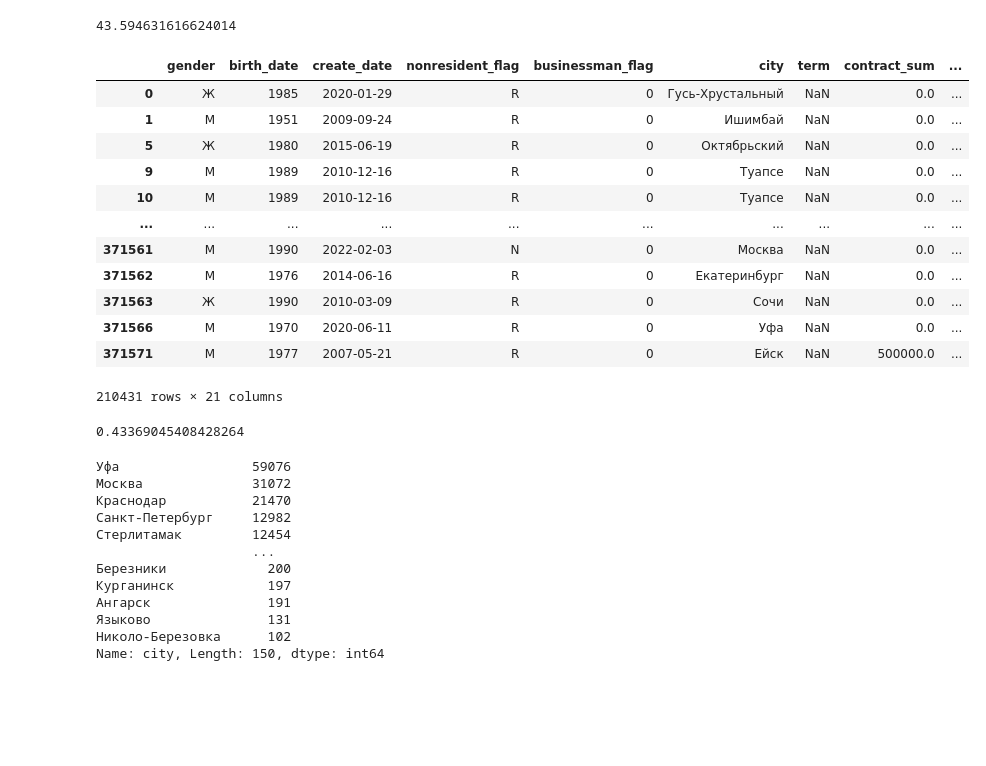
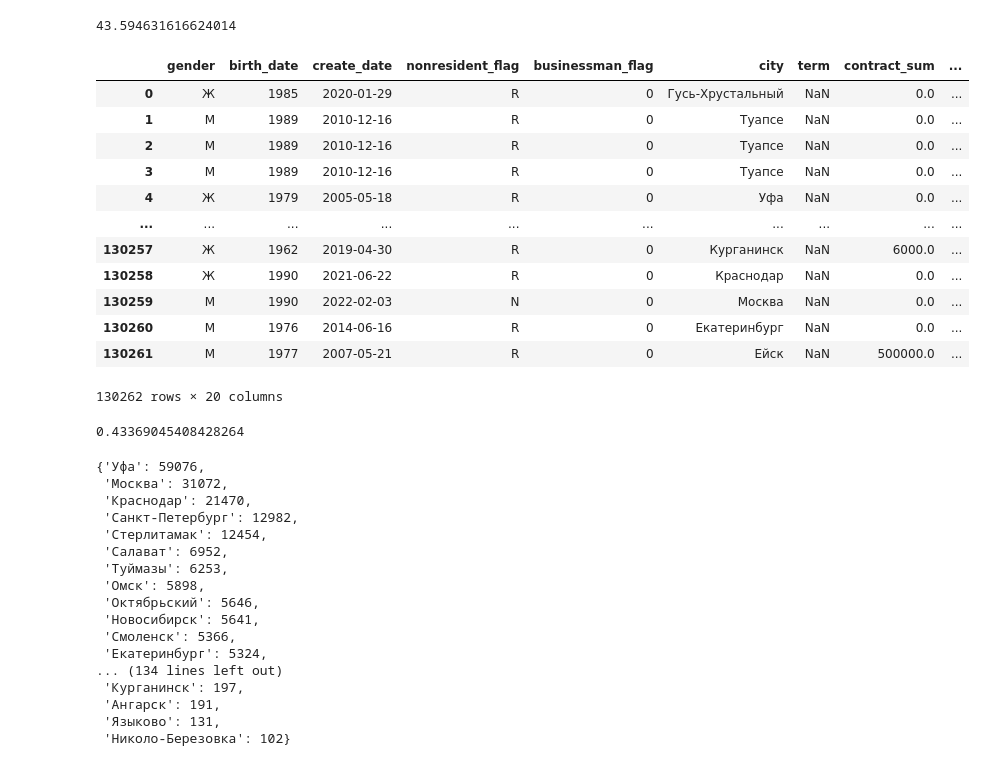
Before and after one commit to naelxd/mchack, a Jupyter notebook: main.ipynb, the cells around one changed output. Drawn from its saved outputs; the diff is of its cells as text; code cells hidden in the pictures; blank space fills up the shorter version.

```diff
--- a/main.ipynb
+++ b/main.ipynb
@@ -23,7 +23,7 @@ data
 | 371582 | 93237191eddf8dec77cc947c3c086358 | Ж | 1959 | 2012-07-19 | R | 0 | Москва | NaN | ... |
 371583 rows × 21 columns
 # %%
-new_data = data.copy().drop('client_id', axis=1)
+new_data = data.copy().drop(['client_id', 'card_id'], axis=1)
 # %%
 new_data['client_age'] = 2022 - new_data['birth_date']
 # %%
@@ -31,37 +31,42 @@ new_data['client_age'].mean()
 # %% [output]
 43.594631616624014
 # %%
-new_data[new_data['current_balance_avg_sum'] != 0]
+pd.merge(new_data[new_data['current_balance_avg_sum'] != 0], new_data[new_data['purchase_count'] != 0], how='inner')
 # %% [output]
 |  | gender | birth_date | create_date | nonresident_flag | businessman_flag | city | term | contract_sum | ... |
 | 0 | Ж | 1985 | 2020-01-29 | R | 0 | Гусь-Хрустальный | NaN | 0.0 | ... |
-| 1 | М | 1951 | 2009-09-24 | R | 0 | Ишимбай | NaN | 0.0 | ... |
-| 5 | Ж | 1980 | 2015-06-19 | R | 0 | Октябрьский | NaN | 0.0 | ... |
-| 9 | М | 1989 | 2010-12-16 | R | 0 | Туапсе | NaN | 0.0 | ... |
-| 10 | М | 1989 | 2010-12-16 | R | 0 | Туапсе | NaN | 0.0 | ... |
+| 1 | М | 1989 | 2010-12-16 | R | 0 | Туапсе | NaN | 0.0 | ... |
+| 2 | М | 1989 | 2010-12-16 | R | 0 | Туапсе | NaN | 0.0 | ... |
+| 3 | М | 1989 | 2010-12-16 | R | 0 | Туапсе | NaN | 0.0 | ... |
+| 4 | Ж | 1979 | 2005-05-18 | R | 0 | Уфа | NaN | 0.0 | ... |
 | ... | ... | ... | ... | ... | ... | ... | ... | ... | ... |
-| 371561 | М | 1990 | 2022-02-03 | N | 0 | Москва | NaN | 0.0 | ... |
-| 371562 | М | 1976 | 2014-06-16 | R | 0 | Екатеринбург | NaN | 0.0 | ... |
-| 371563 | Ж | 1990 | 2010-03-09 | R | 0 | Сочи | NaN | 0.0 | ... |
-| 371566 | М | 1970 | 2020-06-11 | R | 0 | Уфа | NaN | 0.0 | ... |
-| 371571 | М | 1977 | 2007-05-21 | R | 0 | Ейск | NaN | 500000.0 | ... |
+| 130257 | Ж | 1962 | 2019-04-30 | R | 0 | Курганинск | NaN | 6000.0 | ... |
+| 130258 | Ж | 1990 | 2021-06-22 | R | 0 | Краснодар | NaN | 0.0 | ... |
+| 130259 | М | 1990 | 2022-02-03 | N | 0 | Москва | NaN | 0.0 | ... |
+| 130260 | М | 1976 | 2014-06-16 | R | 0 | Екатеринбург | NaN | 0.0 | ... |
+| 130261 | М | 1977 | 2007-05-21 | R | 0 | Ейск | NaN | 500000.0 | ... |
-210431 rows × 21 columns
+130262 rows × 20 columns
 # %%
 (371583 - 210431) / 371583
 # %% [output]
 0.43369045408428264
 # %%
-new_data['city'].value_counts()
+new_data['city'].value_counts().to_dict()
 # %% [output]
-Уфа                 59076
-Москва              31072
-Краснодар           21470
-Санкт-Петербург     12982
-Стерлитамак         12454
-                    ...
-Березники             200
-Курганинск            197
-Ангарск               191
-Языково               131
-Николо-Березовка      102
-Name: city, Length: 150, dtype: int64
+{'Уфа': 59076,
+ 'Москва': 31072,
+ 'Краснодар': 21470,
+ 'Санкт-Петербург': 12982,
+ 'Стерлитамак': 12454,
+ 'Салават': 6952,
+ 'Туймазы': 6253,
+ 'Омск': 5898,
+ 'Октябрьский': 5646,
+ 'Новосибирск': 5641,
+ 'Смоленск': 5366,
+ 'Екатеринбург': 5324,
+... (134 lines left out)
+ 'Курганинск': 197,
+ 'Ангарск': 191,
+ 'Языково': 131,
+ 'Николо-Березовка': 102}
```
Also changed, not shown: parts of 4 cells of this notebook.
